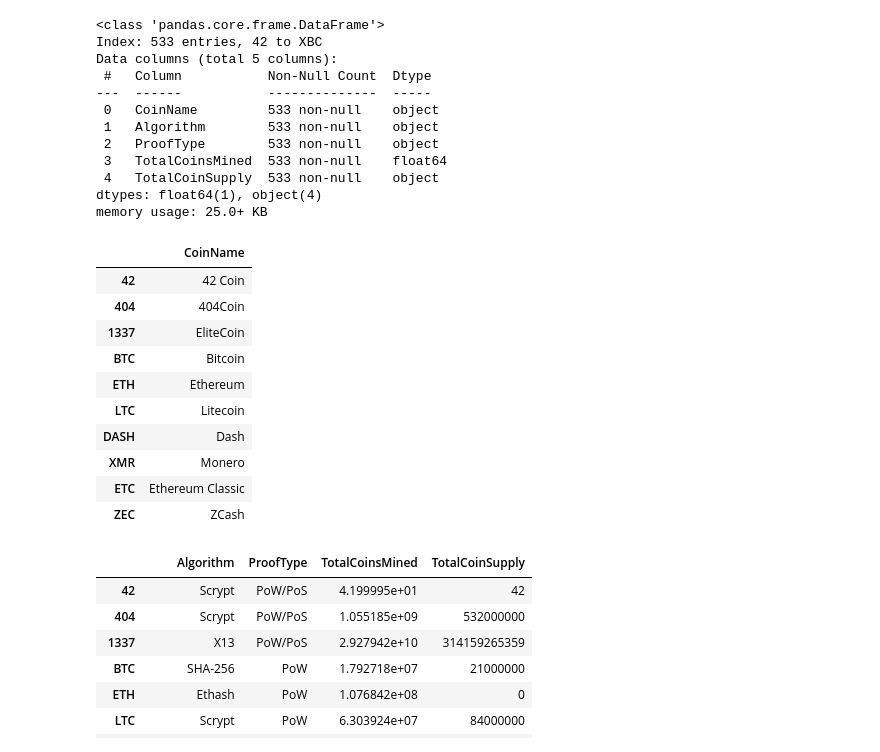
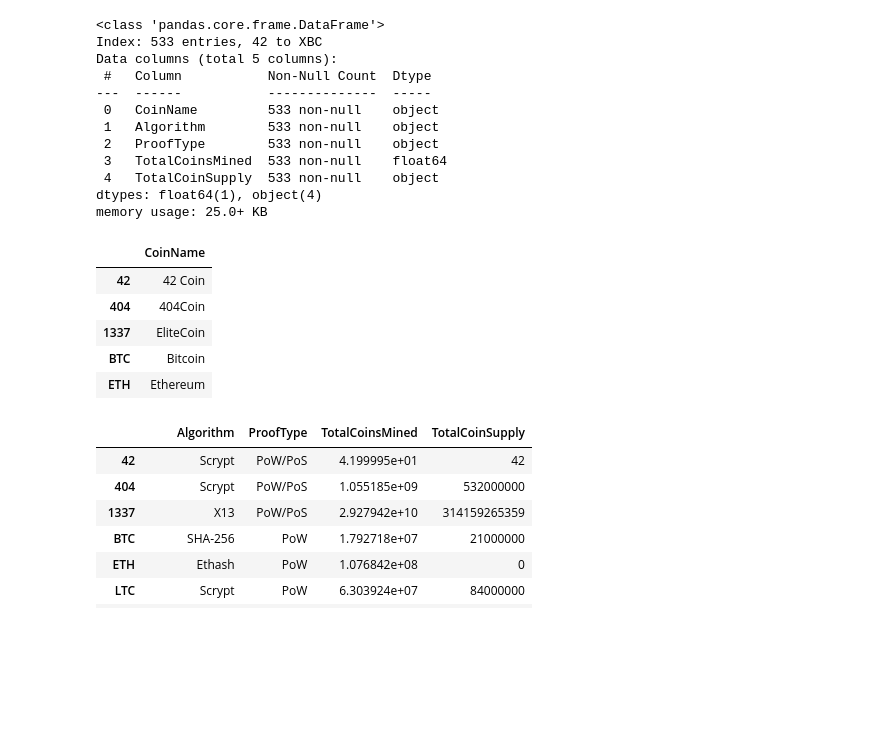
Before and after one commit to rkaysen63/Cryptocurrencies, a Jupyter notebook: crypto_clustering.ipynb, the cells around one changed output. Drawn from its saved outputs; the diff is of its cells as text; code cells hidden in the pictures; blank space fills up the shorter version.

```diff
--- a/crypto_clustering.ipynb
+++ b/crypto_clustering.ipynb
@@ -147,19 +148,14 @@ memory usage: 25.0+ KB
 # %%
 # Create a new DataFrame that holds only the cryptocurrencies names.
 names_df = crypto_df[["CoinName"]]
-names_df.head(10)
+names_df.head(5)
 # %% [output]
 |  | CoinName |
 | 42 | 42 Coin |
 | 404 | 404Coin |
 | 1337 | EliteCoin |
 | BTC | Bitcoin |
 | ETH | Ethereum |
-| LTC | Litecoin |
-| DASH | Dash |
-| XMR | Monero |
-| ETC | Ethereum Classic |
-| ZEC | ZCash |
 # %%
 # Drop the 'CoinName' column since it's not going to be used on the clustering algorithm.
 crypto_df = crypto_df.drop(columns="CoinName")
```
Also changed, not shown: parts of 8 cells of this notebook.
